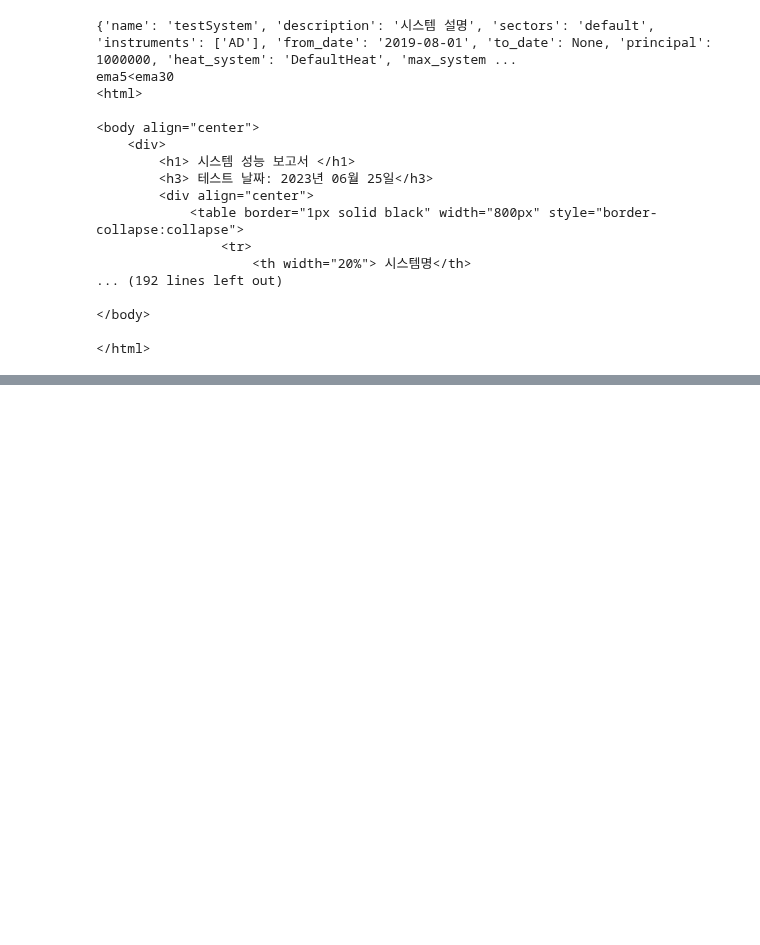
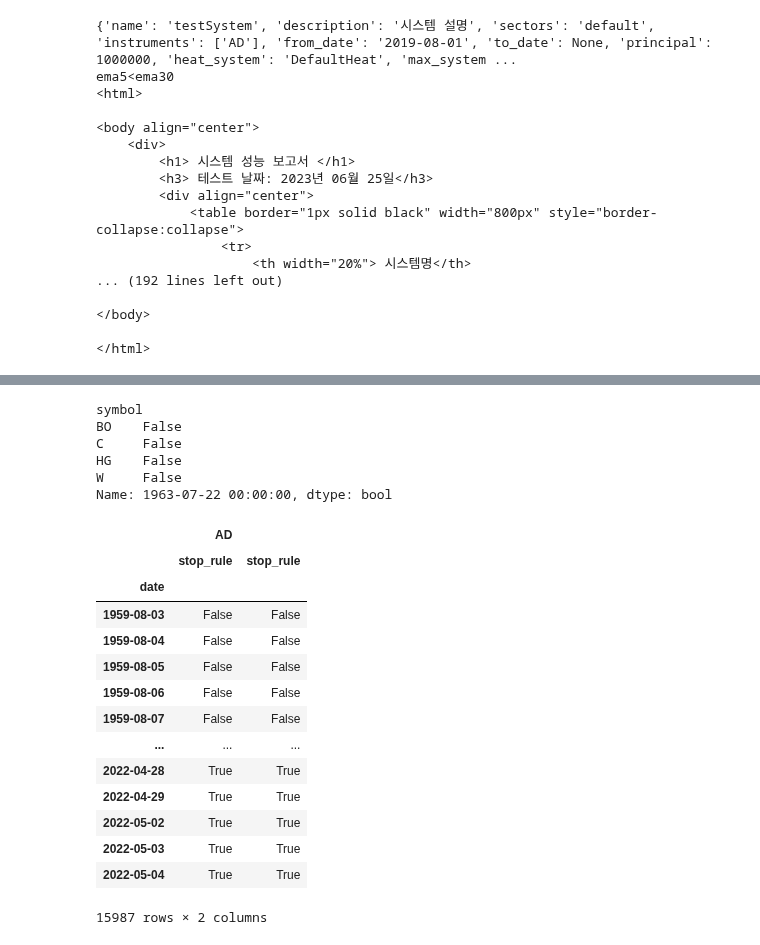
Before and after one commit to zipu/Trading, a Jupyter notebook: backtesting/run.ipynb, the cells around one changed output, grey strips where cells are left out. Saved outputs shown, nothing was run; the diff lists cells and outputs as text; code cells hidden in the pictures; blank space fills up the shorter version.

```diff
--- a/backtesting/run.ipynb
+++ b/backtesting/run.ipynb
@@ -106,0 +98,31 @@ trader.quotes.columns.levels[0].to_list()
+# %%
+mask[~mask]
+# %% [output]
+symbol
+BO    False
+C     False
+HG    False
+W     False
+Name: 1963-07-22 00:00:00, dtype: bool
+# %%
+f=d =eval("df['ema30']>df['min30']")
+# %%
+f.name=('AD','stop_rule')
+# %%
+pd.concat([d,f],axis=1)
+# %% [output]
+|  | AD |  |
+|  | stop_rule | stop_rule |
+| date |  |  |
+| 1959-08-03 | False | False |
+| 1959-08-04 | False | False |
+| 1959-08-05 | False | False |
+| 1959-08-06 | False | False |
+| 1959-08-07 | False | False |
+| ... | ... | ... |
+| 2022-04-28 | True | True |
+| 2022-04-29 | True | True |
+| 2022-05-02 | True | True |
+| 2022-05-03 | True | True |
+| 2022-05-04 | True | True |
+15987 rows × 2 columns
```
Also changed, not shown: parts of 28 cells of this notebook, 4 other files.
